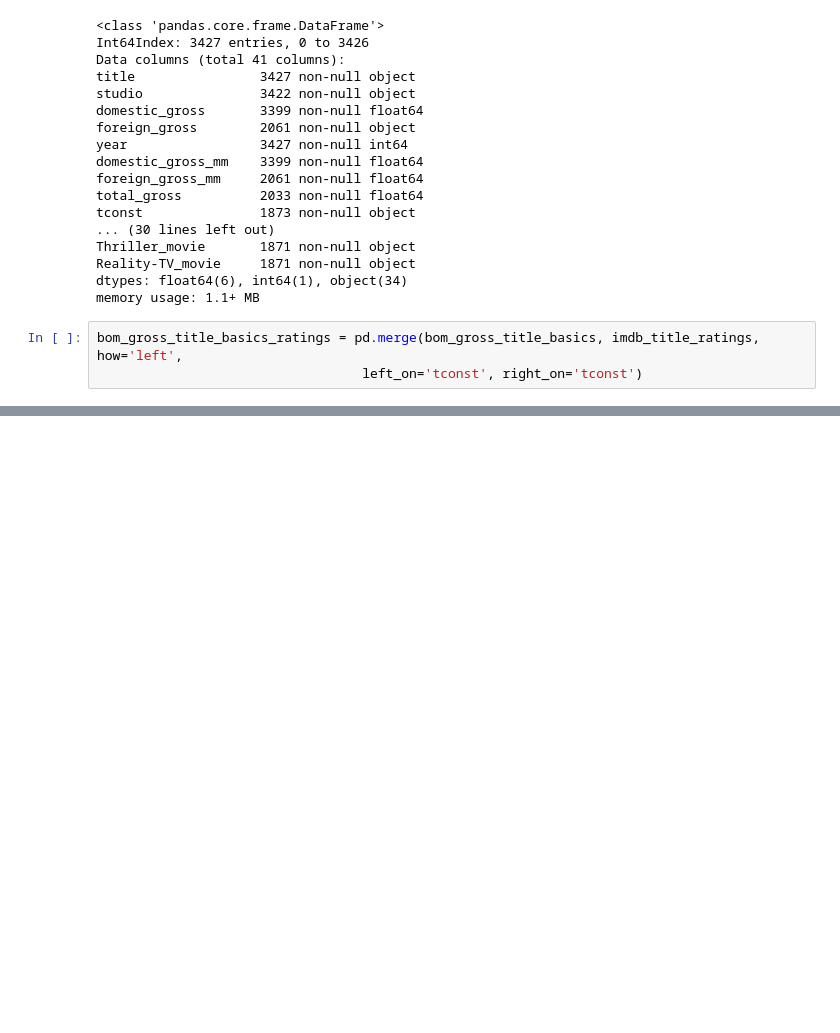
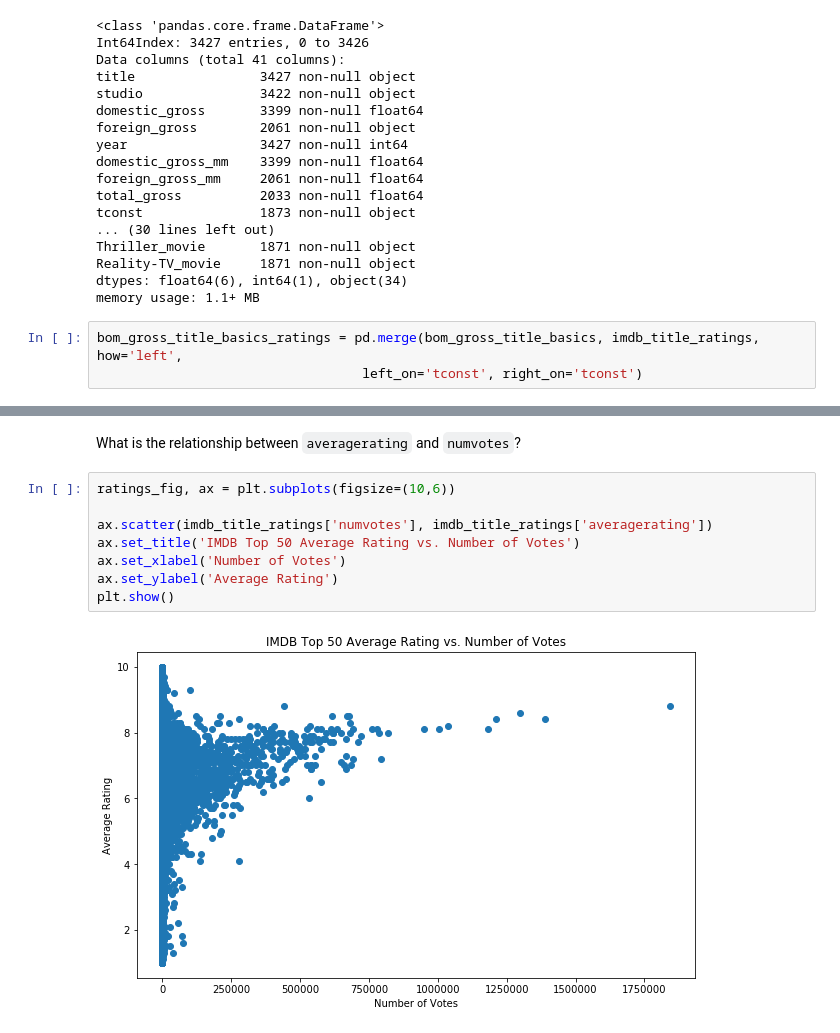
Before and after one commit to etr359/project-1-movie-analysis, a Jupyter notebook: project1_analysis_MASTER.ipynb, the cells around one changed output, grey strips where cells are left out. Cells and saved outputs as stored; diff of their text form; blank space fills up the shorter version.

```diff
--- a/project1_analysis_MASTER.ipynb
+++ b/project1_analysis_MASTER.ipynb
@@ -374,0 +456,12 @@ bom_gross_title_basics_ratings.head()
+# %% [markdown]
+What is the relationship between `averagerating` and `numvotes`?
+# %%
+ratings_fig, ax = plt.subplots(figsize=(10,6))
+
+ax.scatter(imdb_title_ratings['numvotes'], imdb_title_ratings['averagerating'])
+ax.set_title('IMDB Top 50 Average Rating vs. Number of Votes')
+ax.set_xlabel('Number of Votes')
+ax.set_ylabel('Average Rating')
+plt.show()
+# %% [output]
+[figure, added]
```
Also changed, not shown: parts of 21 cells of this notebook.
